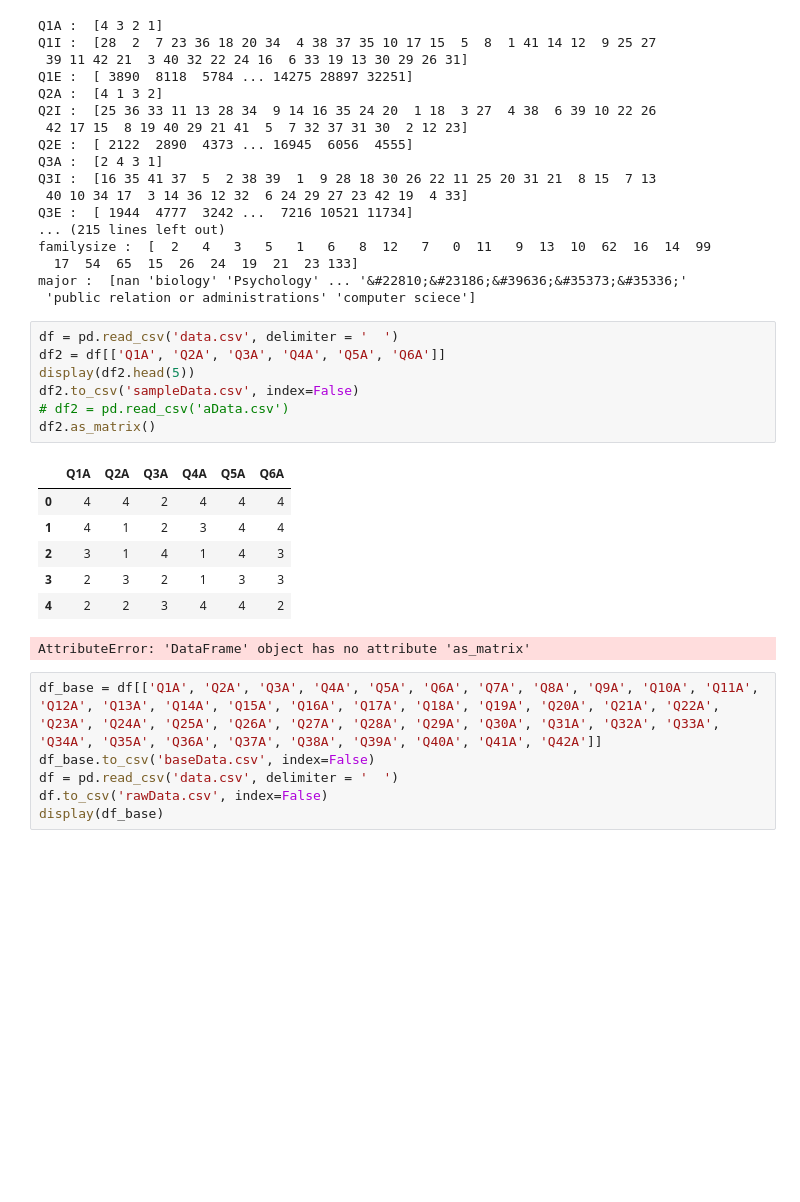
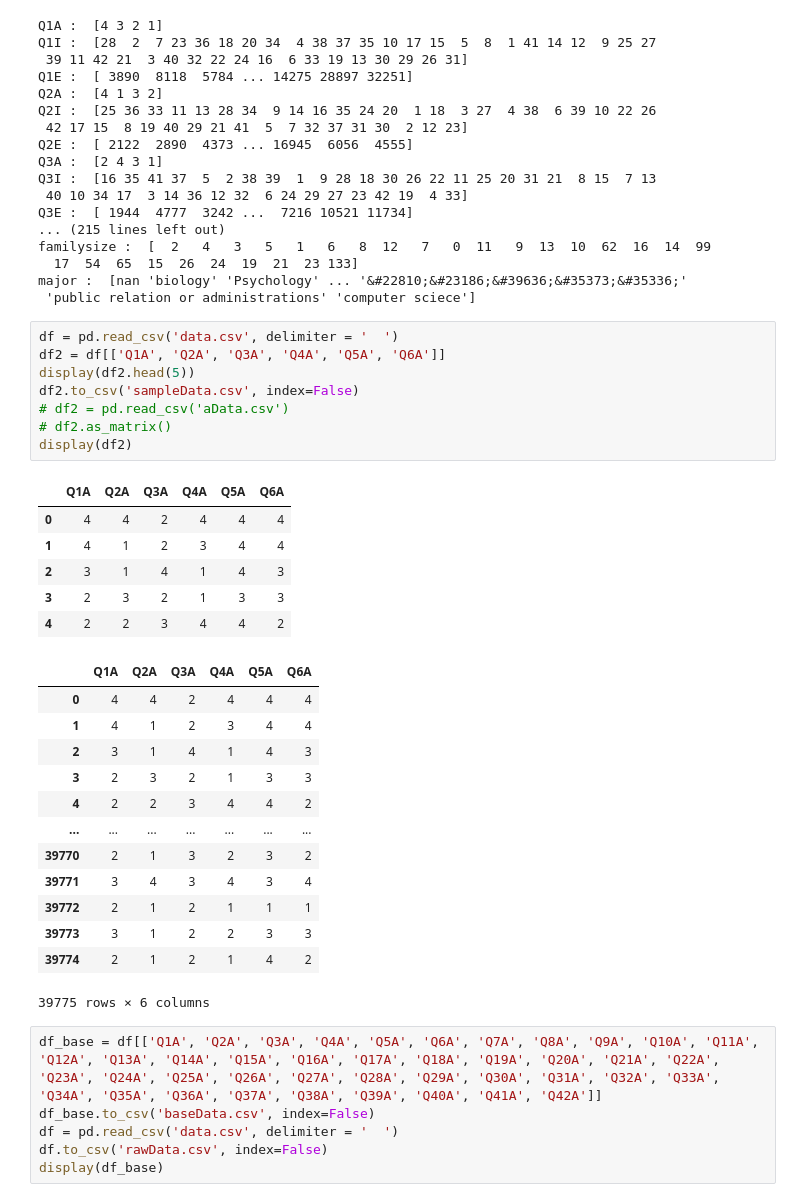
Before and after one commit to ZoeBerling/Stats2, a Jupyter notebook: croncron/workingOnStuff1.ipynb, the cells around one changed output. Saved outputs shown, nothing was run; the diff lists cells and outputs as text; blank space fills up the shorter version.

```diff
--- a/croncron/workingOnStuff1.ipynb
+++ b/croncron/workingOnStuff1.ipynb
@@ -54,18 +54,31 @@ major :  [nan 'biology' 'Psychology' ... '&#22810;&#23186;&#39636;&#35373;&#3533
 # %%
 df = pd.read_csv('data.csv', delimiter = '	')
 df2 = df[['Q1A', 'Q2A', 'Q3A', 'Q4A', 'Q5A', 'Q6A']]
 display(df2.head(5))
 df2.to_csv('sampleData.csv', index=False)
 # df2 = pd.read_csv('aData.csv')
-df2.as_matrix()
+# df2.as_matrix()
+display(df2)
 # %% [output]
 |  | Q1A | Q2A | Q3A | Q4A | Q5A | Q6A |
 | 0 | 4 | 4 | 2 | 4 | 4 | 4 |
 | 1 | 4 | 1 | 2 | 3 | 4 | 4 |
 | 2 | 3 | 1 | 4 | 1 | 4 | 3 |
 | 3 | 2 | 3 | 2 | 1 | 3 | 3 |
 | 4 | 2 | 2 | 3 | 4 | 4 | 2 |
+|  | Q1A | Q2A | Q3A | Q4A | Q5A | Q6A |
+| 0 | 4 | 4 | 2 | 4 | 4 | 4 |
+| 1 | 4 | 1 | 2 | 3 | 4 | 4 |
+| 2 | 3 | 1 | 4 | 1 | 4 | 3 |
+| 3 | 2 | 3 | 2 | 1 | 3 | 3 |
+| 4 | 2 | 2 | 3 | 4 | 4 | 2 |
+| ... | ... | ... | ... | ... | ... | ... |
+| 39770 | 2 | 1 | 3 | 2 | 3 | 2 |
+| 39771 | 3 | 4 | 3 | 4 | 3 | 4 |
+| 39772 | 2 | 1 | 2 | 1 | 1 | 1 |
+| 39773 | 3 | 1 | 2 | 2 | 3 | 3 |
+| 39774 | 2 | 1 | 2 | 1 | 4 | 2 |
-AttributeError: 'DataFrame' object has no attribute 'as_matrix'
+39775 rows × 6 columns
 # %%
 df_base = df[['Q1A', 'Q2A', 'Q3A', 'Q4A', 'Q5A', 'Q6A', 'Q7A', 'Q8A', 'Q9A', 'Q10A', 'Q11A', 'Q12A', 'Q13A', 'Q14A', 'Q15A', 'Q16A', 'Q17A', 'Q18A', 'Q19A', 'Q20A', 'Q21A', 'Q22A', 'Q23A', 'Q24A', 'Q25A', 'Q26A', 'Q27A', 'Q28A', 'Q29A', 'Q30A', 'Q31A', 'Q32A', 'Q33A', 'Q34A', 'Q35A', 'Q36A', 'Q37A', 'Q38A', 'Q39A', 'Q40A', 'Q41A', 'Q42A']]
 df_base.to_csv('baseData.csv', index=False)
```
Also changed, not shown: 5 other files.
